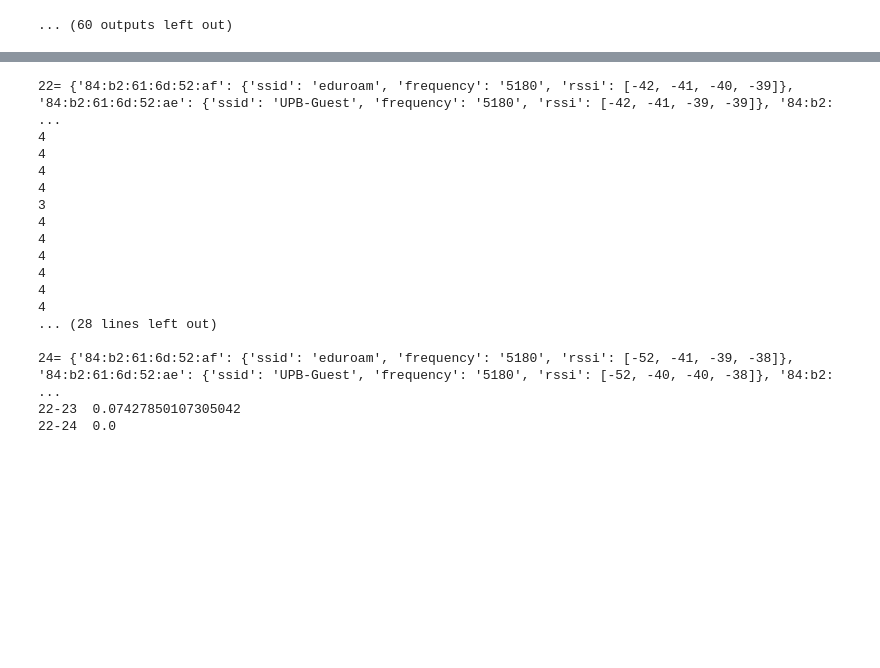
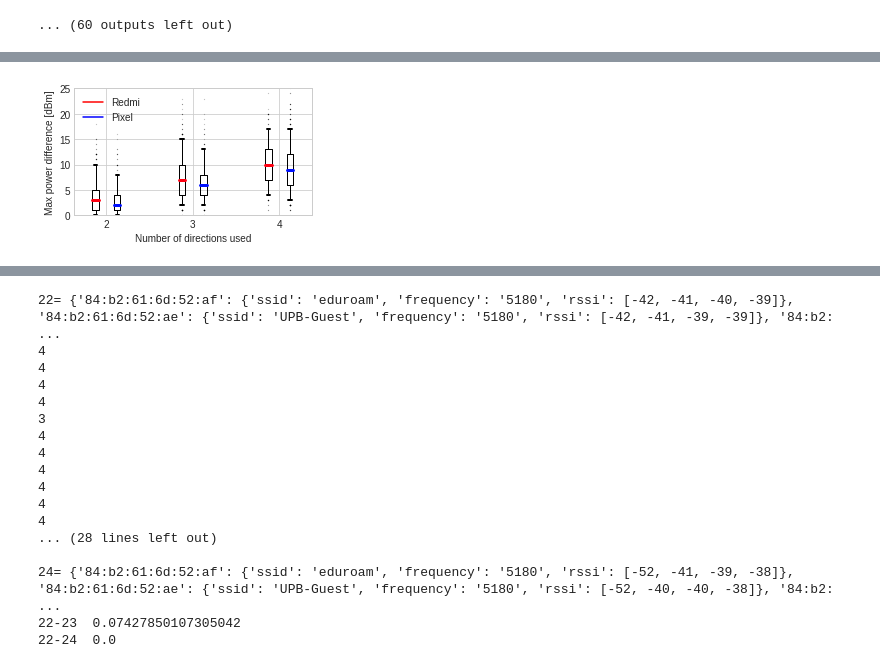
Before and after one commit to documenteinaer/similarity, a Jupyter notebook: similarity-studiu-loc.ipynb, the cells around one changed output, grey strips where cells are left out. Cells and saved outputs as stored; diff of their text form; code cells hidden in the pictures; blank space fills up the shorter version.

```diff
--- a/similarity-studiu-loc.ipynb
+++ b/similarity-studiu-loc.ipynb
@@ -654,0 +615,41 @@ fig.savefig("max_dbm_diff_4dir.pdf", bbox_inches='tight')
+# %%
+plt.style.use("seaborn-whitegrid")
+fig1, ax1 = plt.subplots(figsize=(4, 2.5))
+ticks=[ '2', '3', '4']
+
+rbp = ax1.boxplot([rAPstats['dbmdiff2'], rAPstats['dbmdiff3'], rAPstats['dbmdiff4']],
+            positions=np.array(range(len(ticks)))*2 - .25,
+            whis=(5,95),widths=0.15,
+            flierprops=dict(marker='o', markersize=.10, alpha=0.9),
+            whiskerprops=dict(color='k', linestyle='-'),
+            capprops = dict(color='k', linewidth=2),
+            medianprops = dict(color='#ff0011', linewidth=3)
+    )
+#plt.setp(rbp['whiskers'], color='b', linestyle='-')
+#plt.setp(rbp['caps'], color='b', linewidth=3)
+
+pbp = ax1.boxplot([pAPstats['dbmdiff2'], pAPstats['dbmdiff3'], pAPstats['dbmdiff4']],
+            positions=np.array(range(len(ticks)))*2 + .25,
+            whis=(5,95),widths=0.15,
+            flierprops=dict(marker='o', markersize=.10, alpha=0.9),
+            whiskerprops=dict(color='k', linestyle='-'),
+            capprops = dict(color='k', linewidth=2),
+            medianprops = dict(color='#0011ff', linewidth=3)
+    )
+ax1.plot([], c='r', label='Redmi')
+ax1.plot([], c='b', label='Pixel')
+ax1.legend()
+
+ax1.set_xticks(range(0, len(ticks) * 2, 2))
+ax1.set_yticks(np.arange(0, 35, 5))
+ax1.set_xticklabels(ticks)
+#ax1.set_xlim(-2, len(ticks)*2)
+ax1.set_ylim(0, 25)
+ax1.set_xlabel("Number of directions used")
+ax1.set_ylabel("Max power difference [dBm]")
+
+fig1.tight_layout()
+plt.show()
+fig1.savefig("dBm_difference_when_rotating.pdf", bbox_inches='tight')
+# %% [output]
+[figure, added]
```
Also changed, not shown: parts of 7 cells of this notebook, 1 other file.
